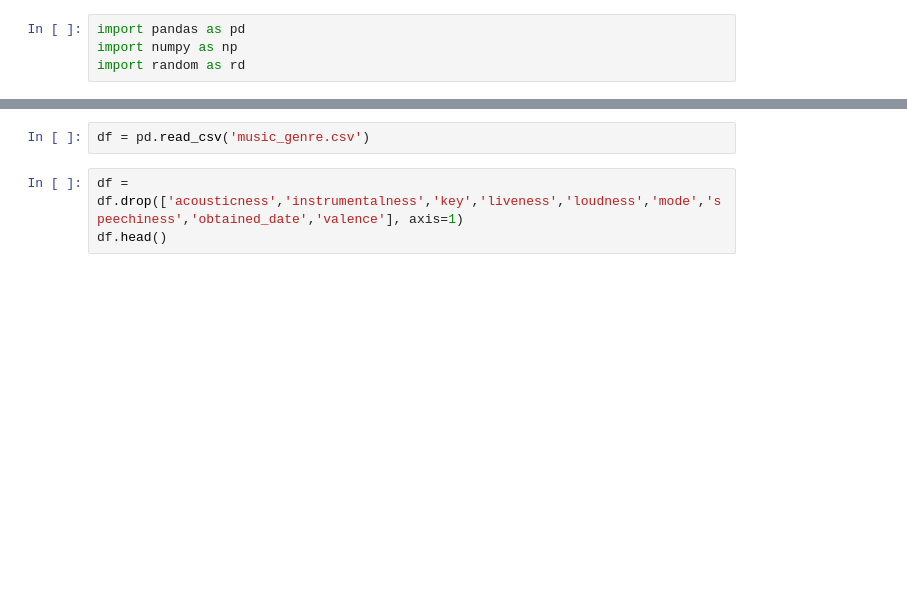
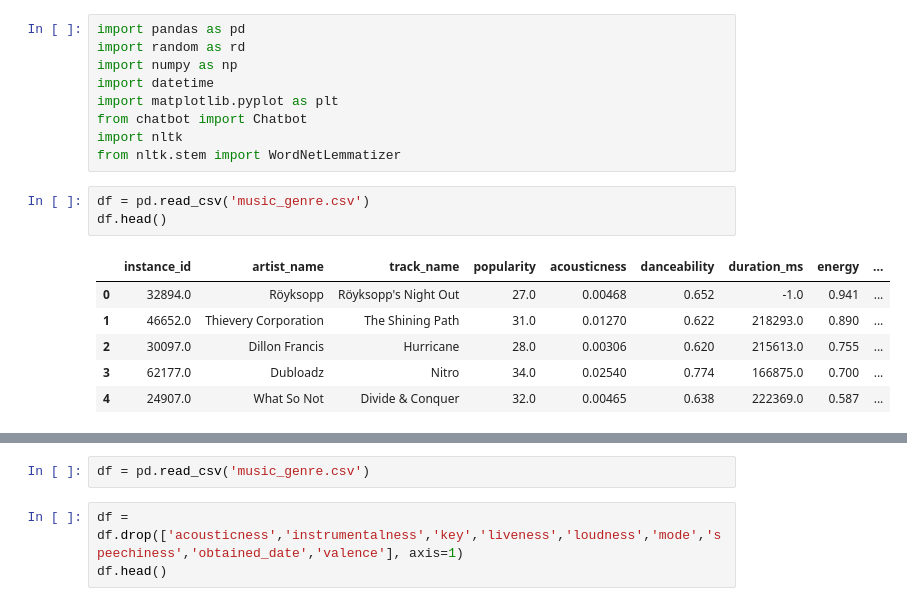
Before and after one commit to BenjaminDemouge/Hitbotx, a Jupyter notebook: tests.ipynb, the cells around one changed output, grey strips where cells are left out. Saved outputs shown, nothing was run; the diff lists cells and outputs as text; blank space fills up the shorter version.

```diff
--- a/tests.ipynb
+++ b/tests.ipynb
@@ -1,4 +1,19 @@
 # %%
 import pandas as pd
+import random as rd
 import numpy as np
-import random as rd
+import datetime
+import matplotlib.pyplot as plt
+from chatbot import Chatbot
+import nltk
+from nltk.stem import WordNetLemmatizer
+# %%
+df = pd.read_csv('music_genre.csv')
+df.head()
+# %% [output]
+|  | instance_id | artist_name | track_name | popularity | acousticness | danceability | duration_ms | energy | ... |
+| 0 | 32894.0 | Röyksopp | Röyksopp's Night Out | 27.0 | 0.00468 | 0.652 | -1.0 | 0.941 | ... |
+| 1 | 46652.0 | Thievery Corporation | The Shining Path | 31.0 | 0.01270 | 0.622 | 218293.0 | 0.890 | ... |
+| 2 | 30097.0 | Dillon Francis | Hurricane | 28.0 | 0.00306 | 0.620 | 215613.0 | 0.755 | ... |
+| 3 | 62177.0 | Dubloadz | Nitro | 34.0 | 0.02540 | 0.774 | 166875.0 | 0.700 | ... |
+| 4 | 24907.0 | What So Not | Divide & Conquer | 32.0 | 0.00465 | 0.638 | 222369.0 | 0.587 | ... |
```
Also changed, not shown: parts of 17 cells of this notebook, 7 other files.
